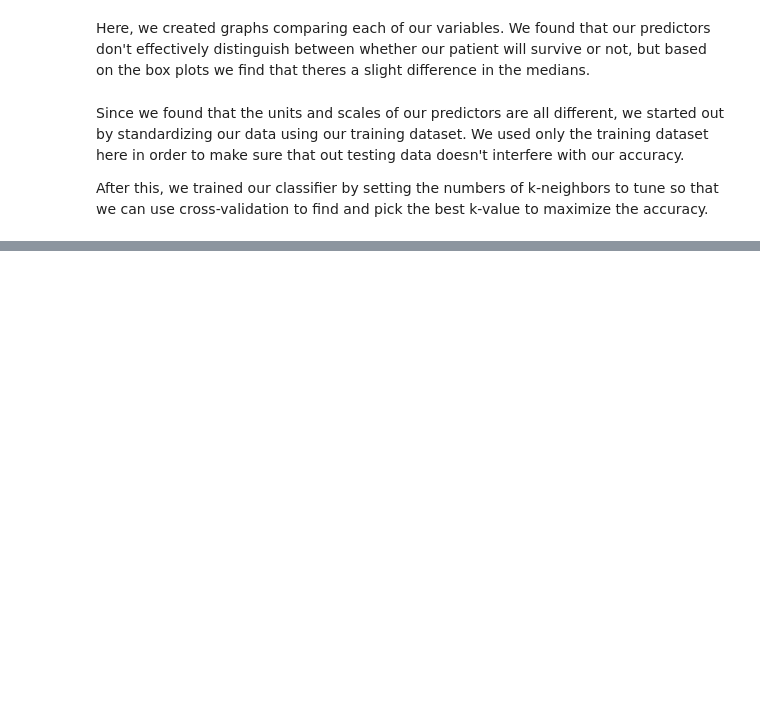
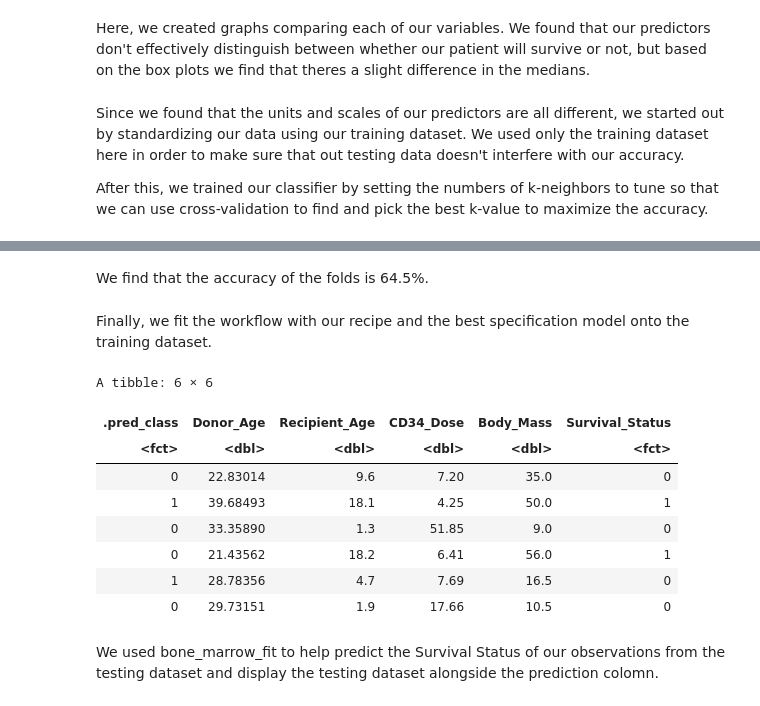
Before and after one commit to rishiiii3/dsci-100-2023S-group-67, a Jupyter notebook: Bone Marrow Analysis.ipynb, the cells around one changed output, grey strips where cells are left out. Cells and saved outputs as stored; diff of their text form; code cells hidden in the pictures; blank space fills up the shorter version.

```diff
--- a/Bone Marrow Analysis.ipynb
+++ b/Bone Marrow Analysis.ipynb
@@ -226,8 +205,9 @@ As the graph shown, nearest neighbors of 17 to 18 is the best choice with larges
 # %%
-bone_marrow_spec_best <- nearest_neighbor(weight_func = "rectangular", neighbors = 17) |>
+bone_marrow_spec_best <- nearest_neighbor(weight_func = "rectangular", neighbors = 18) |>
        set_engine("kknn") |>
        set_mode("classification")
 
-bone_marrow_recipe <- recipe(Survival_Status ~ CD34_Dose + Body_Mass + Donor_Age + Recipient_Age, data = bone_marrow_train) |>
-                        step_scale(all_predictors()) |>
-                        step_center(all_predictors())
+bone_marrow_fit_resamples <- workflow() |>
+       add_recipe(knn_recipe) |>
+       add_model(bone_marrow_spec_best) |>
+       fit_resamples(resamples = bone_marrow_vfold)
@@ -243,12 +226,28 @@ bone_marrow_metrics
+# %% [markdown]
+We find that the accuracy of the folds is 64.5%.
 # %%
 bone_marrow_fit <- workflow() |>
-       add_recipe(bone_marrow_recipe) |>
+       add_recipe(knn_recipe) |>
        add_model(bone_marrow_spec_best) |>
        fit(bone_marrow_train)
+# %% [markdown]
+Finally, we fit the workflow with our recipe and the best specification model onto the training dataset.
 # %%
 bone_marrow_predictions <- predict(bone_marrow_fit, bone_marrow_test) |>
     bind_cols(bone_marrow_test)
-bone_marrow_predictions
+head(bone_marrow_predictions)
+# %% [output]
+A tibble: 6 × 6
+| .pred_class | Donor_Age | Recipient_Age | CD34_Dose | Body_Mass | Survival_Status |
+| <fct> | <dbl> | <dbl> | <dbl> | <dbl> | <fct> |
+| 0 | 22.83014 | 9.6 | 7.20 | 35.0 | 0 |
+| 1 | 39.68493 | 18.1 | 4.25 | 50.0 | 1 |
+| 0 | 33.35890 | 1.3 | 51.85 | 9.0 | 0 |
+| 0 | 21.43562 | 18.2 | 6.41 | 56.0 | 1 |
+| 1 | 28.78356 | 4.7 | 7.69 | 16.5 | 0 |
+| 0 | 29.73151 | 1.9 | 17.66 | 10.5 | 0 |
+# %% [markdown]
+We used bone_marrow_fit to help predict the Survival Status of our observations from the testing dataset and display the testing dataset alongside the prediction colomn.
 # %%
 bone_marrow_test_accuracy <- bone_marrow_predictions |>
   metrics(truth = Survival_Status, estimate = .pred_class) |>
```
Also changed, not shown: parts of 20 cells of this notebook.
